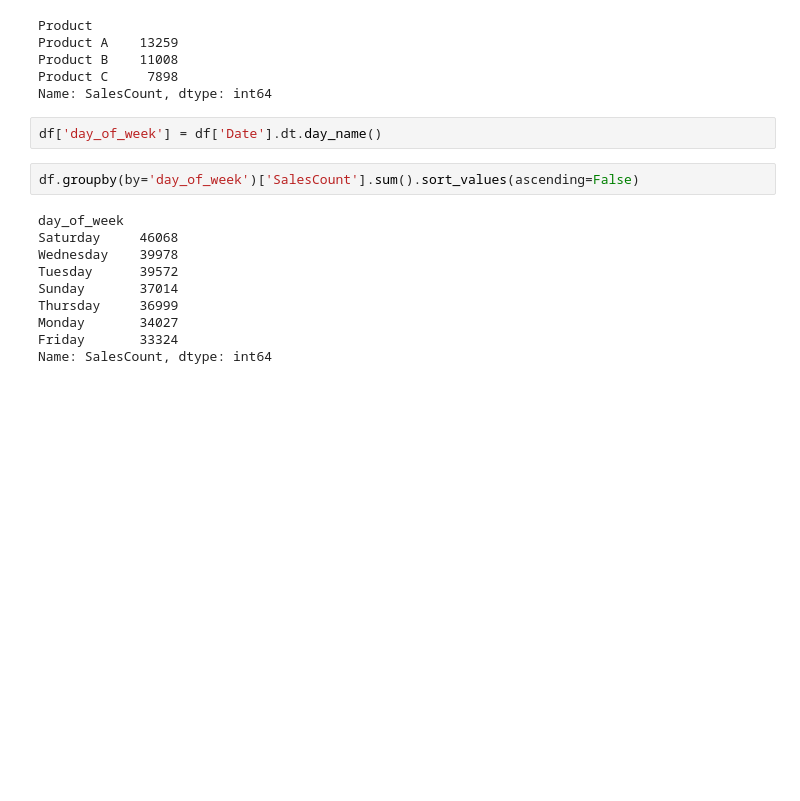
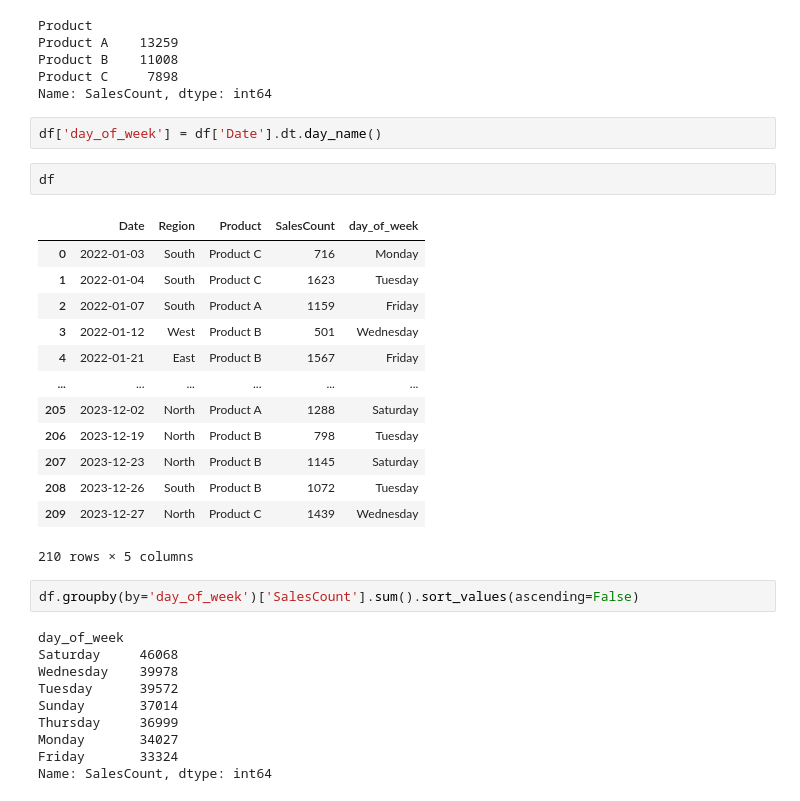
Before and after one commit to dimonpd/ml-courses-7bits, a Jupyter notebook: test.ipynb, the cells around one changed output. Saved outputs shown, nothing was run; the diff lists cells and outputs as text; blank space fills up the shorter version.

```diff
--- a/test.ipynb
+++ b/test.ipynb
@@ -65,6 +65,22 @@ Product C     7898
 Name: SalesCount, dtype: int64
 # %%
 df['day_of_week'] = df['Date'].dt.day_name()
+# %%
+df
+# %% [output]
+|  | Date | Region | Product | SalesCount | day_of_week |
+| 0 | 2022-01-03 | South | Product C | 716 | Monday |
+| 1 | 2022-01-04 | South | Product C | 1623 | Tuesday |
+| 2 | 2022-01-07 | South | Product A | 1159 | Friday |
+| 3 | 2022-01-12 | West | Product B | 501 | Wednesday |
+| 4 | 2022-01-21 | East | Product B | 1567 | Friday |
+| ... | ... | ... | ... | ... | ... |
+| 205 | 2023-12-02 | North | Product A | 1288 | Saturday |
+| 206 | 2023-12-19 | North | Product B | 798 | Tuesday |
+| 207 | 2023-12-23 | North | Product B | 1145 | Saturday |
+| 208 | 2023-12-26 | South | Product B | 1072 | Tuesday |
+| 209 | 2023-12-27 | North | Product C | 1439 | Wednesday |
+210 rows × 5 columns
 # %%
 df.groupby(by='day_of_week')['SalesCount'].sum().sort_values(ascending=False)
 # %% [output]
```
Also changed, not shown: parts of 12 cells of this notebook, 1 other file.
